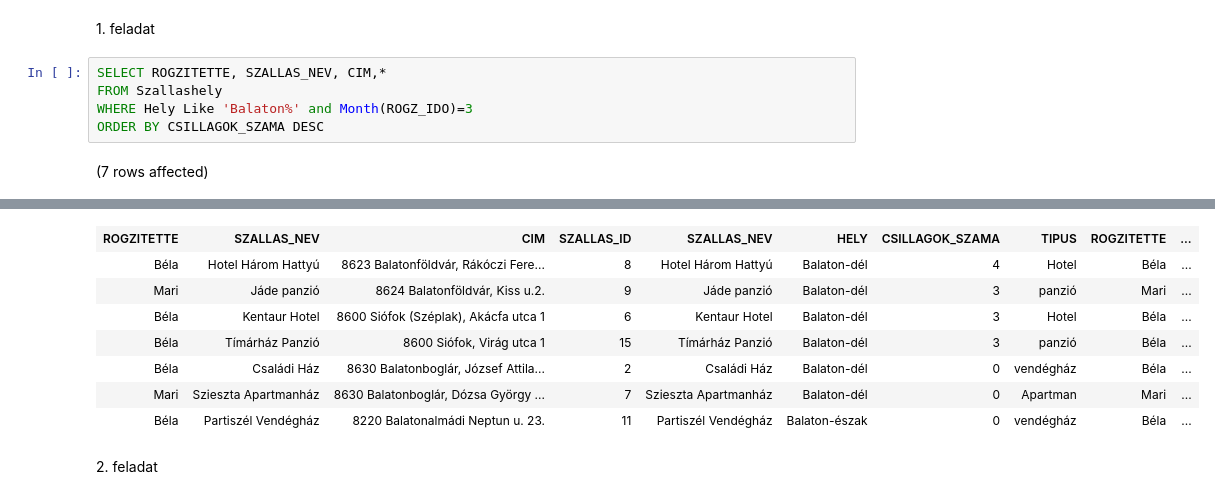
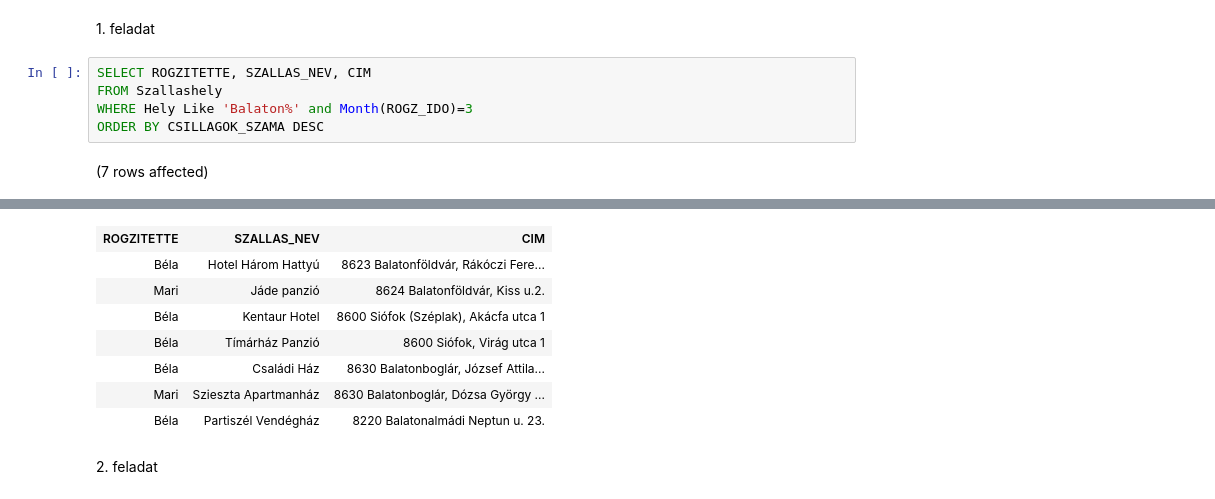
Before and after one commit to albertiadam/sql, a Jupyter notebook: zh1.ipynb, the cells around one changed output, grey strips where cells are left out. Drawn from its saved outputs; the diff is of its cells as text.

```diff
--- a/zh1.ipynb
+++ b/zh1.ipynb
@@ -1,7 +1,7 @@
 # %% [markdown]
 1\. feladat
 # %%
-SELECT ROGZITETTE, SZALLAS_NEV, CIM,*
+SELECT ROGZITETTE, SZALLAS_NEV, CIM
 FROM Szallashely
 WHERE Hely Like 'Balaton%' and Month(ROGZ_IDO)=3
 ORDER BY CSILLAGOK_SZAMA DESC
@@ -11,11 +11,11 @@ Total execution time: 00:00:00.008
-| ROGZITETTE | SZALLAS_NEV | CIM | SZALLAS_ID | SZALLAS_NEV | HELY | CSILLAGOK_SZAMA | TIPUS | ROGZITETTE | ... |
-| Béla | Hotel Három Hattyú | 8623 Balatonföldvár, Rákóczi Fere... | 8 | Hotel Három Hattyú | Balaton-dél | 4 | Hotel | Béla | ... |
-| Mari | Jáde panzió | 8624 Balatonföldvár, Kiss u.2. | 9 | Jáde panzió | Balaton-dél | 3 | panzió | Mari | ... |
-| Béla | Kentaur Hotel | 8600 Siófok (Széplak), Akácfa utca 1 | 6 | Kentaur Hotel | Balaton-dél | 3 | Hotel | Béla | ... |
-| Béla | Tímárház Panzió | 8600 Siófok, Virág utca 1 | 15 | Tímárház Panzió | Balaton-dél | 3 | panzió | Béla | ... |
-| Béla | Családi Ház | 8630 Balatonboglár, József Attila... | 2 | Családi Ház | Balaton-dél | 0 | vendégház | Béla | ... |
-| Mari | Szieszta Apartmanház | 8630 Balatonboglár, Dózsa György ... | 7 | Szieszta Apartmanház | Balaton-dél | 0 | Apartman | Mari | ... |
-| Béla | Partiszél Vendégház | 8220 Balatonalmádi Neptun u. 23. | 11 | Partiszél Vendégház | Balaton-észak | 0 | vendégház | Béla | ... |
+| ROGZITETTE | SZALLAS_NEV | CIM |
+| Béla | Hotel Három Hattyú | 8623 Balatonföldvár, Rákóczi Fere... |
+| Mari | Jáde panzió | 8624 Balatonföldvár, Kiss u.2. |
+| Béla | Kentaur Hotel | 8600 Siófok (Széplak), Akácfa utca 1 |
+| Béla | Tímárház Panzió | 8600 Siófok, Virág utca 1 |
+| Béla | Családi Ház | 8630 Balatonboglár, József Attila... |
+| Mari | Szieszta Apartmanház | 8630 Balatonboglár, Dózsa György ... |
+| Béla | Partiszél Vendégház | 8220 Balatonalmádi Neptun u. 23. |
 # %% [markdown]
 2\. feladat
 # %%
```
Also changed, not shown: parts of 1 cell of this notebook.
